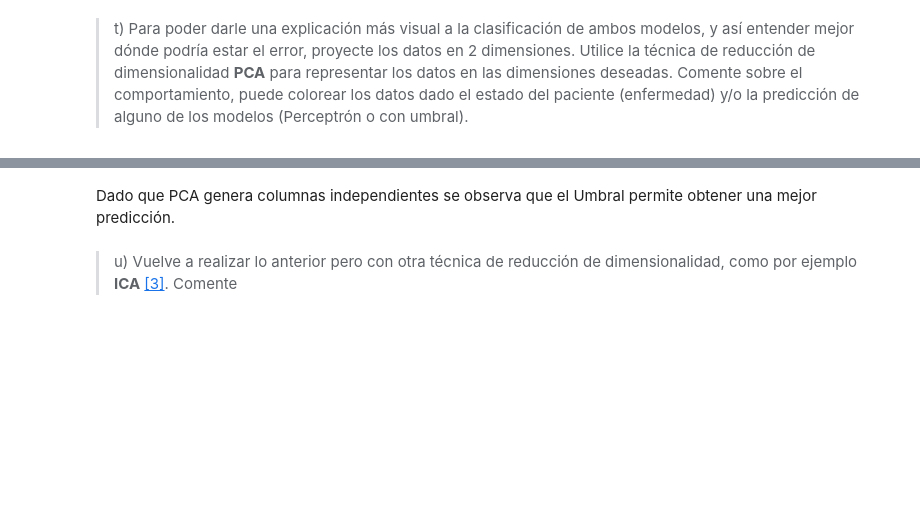
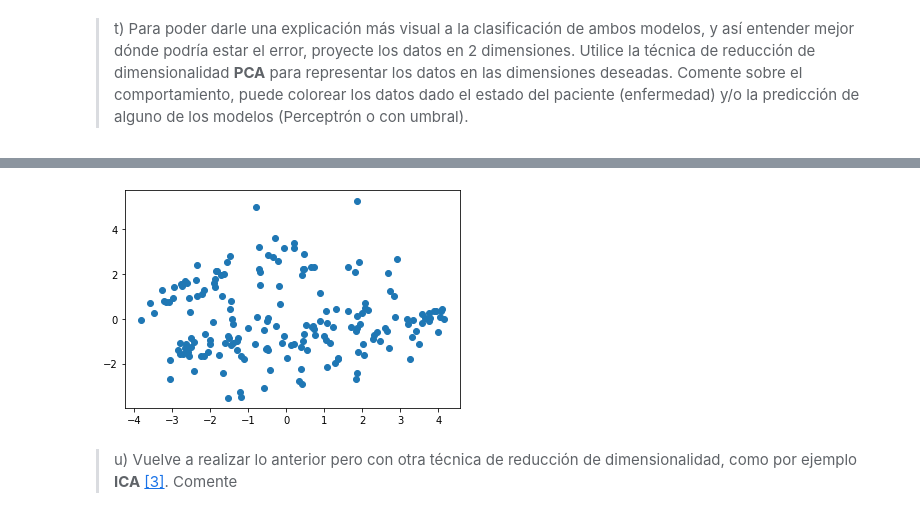
Before and after one commit to Pellizzari/Tarea1-INF393-II-2019, a Jupyter notebook: Solucion.ipynb, the cells around one changed output, grey strips where cells are left out. Cells and saved outputs as stored; diff of their text form; code cells hidden in the pictures; blank space fills up the shorter version.

```diff
--- a/Solucion.ipynb
+++ b/Solucion.ipynb
@@ -844,4 +729,13 @@ Score test Umbral:  0.8160919540229885
-# %% [markdown]
-Dado que PCA genera columnas independientes se observa que el Umbral permite obtener una mejor predicción.
+# %%
+from sklearn.decomposition import PCA
+d = 2
+pca_model = PCA(n_components=d)
+pca_model.fit(Xstd_train)
+X_pca_train = pca_model.transform(Xstd_train)
+X_pca_test = pca_model.transform(Xstd_test)
+plt.scatter(X_pca_train[:,0], X_pca_train[:,1])
+plt.show()
+# %% [output]
+[figure, added]
 # %% [markdown]
 > u) Vuelve a realizar lo anterior pero con otra técnica de reducción de dimensionalidad, como por ejemplo **ICA** [[3]](#refs). Comente
```
Also changed, not shown: parts of 17 cells of this notebook.
